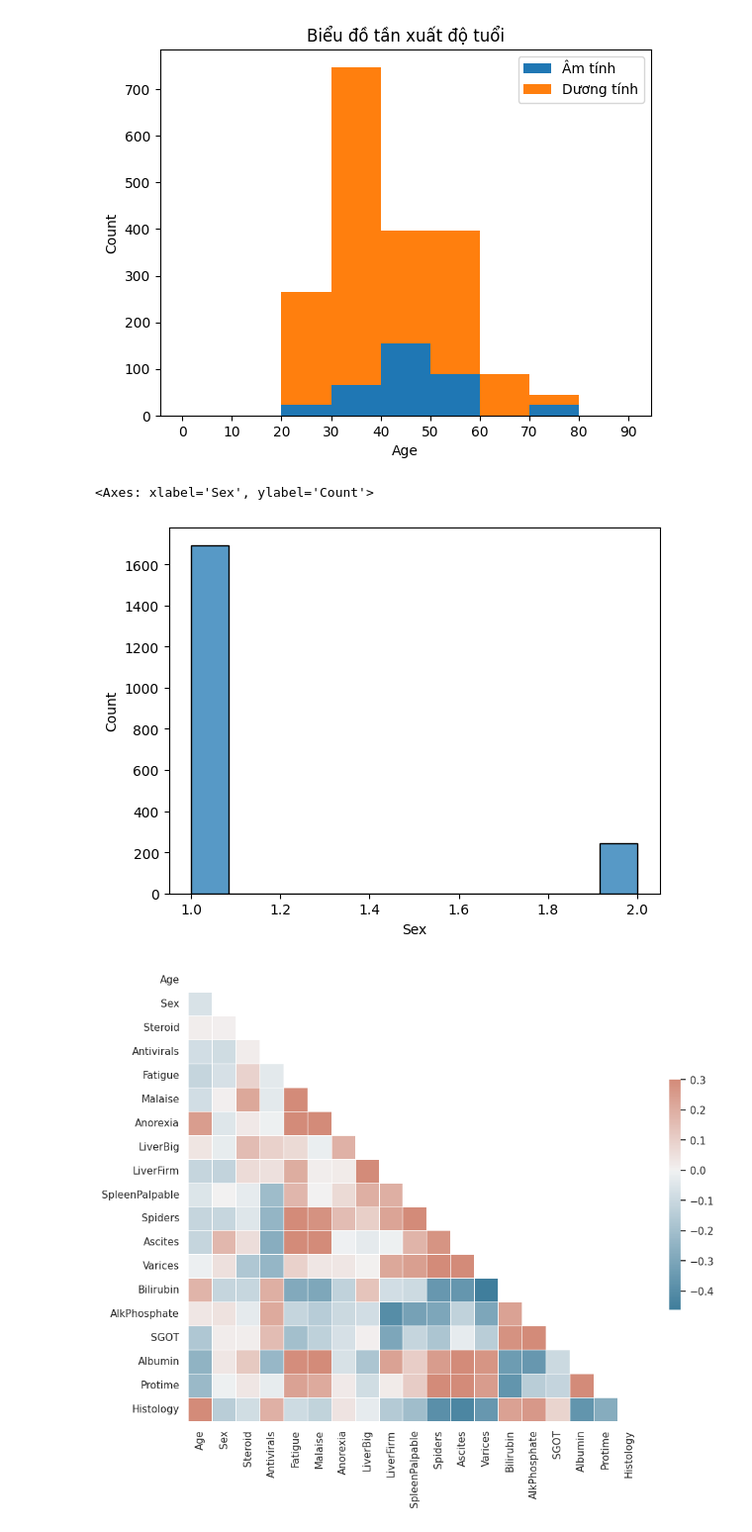
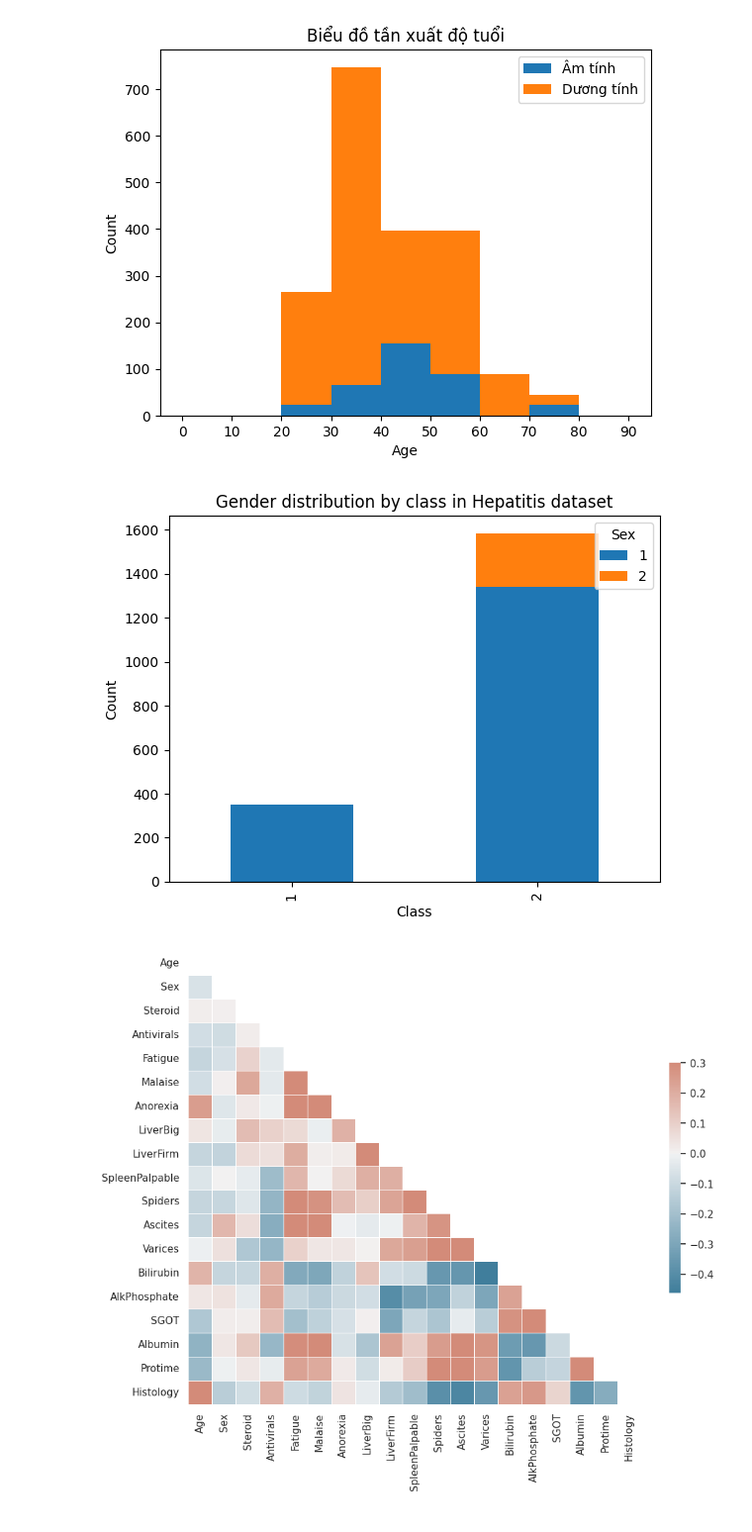
Before and after one commit to quangdad/DataMining, a Jupyter notebook: HepatitisB.ipynb, the cells around one changed output. Shown at 99% size. Cells and saved outputs as stored; diff of their text form; code cells hidden in the pictures.

```diff
--- a/HepatitisB.ipynb
+++ b/HepatitisB.ipynb
@@ -130,11 +130,20 @@ plt.legend(['Âm tính', 'Dương tính'])
 plt.show()
 # %% [output]
 [figure]
-# %%
-sns.histplot(data=data, x='Sex', multiple='stack')
-# %% [output]
-<Axes: xlabel='Sex', ylabel='Count'>
-[figure, removed]
+# %%
+# Lọc và tính số lượng mẫu theo class và giới tính
+class_count = data.groupby('Class').size()
+sex_count = data.groupby(['Class', 'Sex']).size().unstack()
+
+# Vẽ biểu đồ barchart
+sex_count.plot(kind='bar', stacked=True)
+plt.xlabel('Class')
+plt.ylabel('Count')
+plt.title('Gender distribution by class in Hepatitis dataset')
+plt.legend(title='Sex', loc='upper right')
+plt.show()
+# %% [output]
+[figure, added]
 # %%
 # Chuẩn hóa dữ liệu các thuộc tính số
 numeric_columns = ['Age', 'Sex', 'Steroid', 'Antivirals', 'Fatigue', 'Malaise', 'Anorexia', 'LiverBig', 'LiverFirm', 'SpleenPalpable', 'Spiders', 'Ascites', 'Varices', 'Bilirubin', 'AlkPhosphate', 'SGOT', 'Albumin', 'Protime', 'Histology']
```
